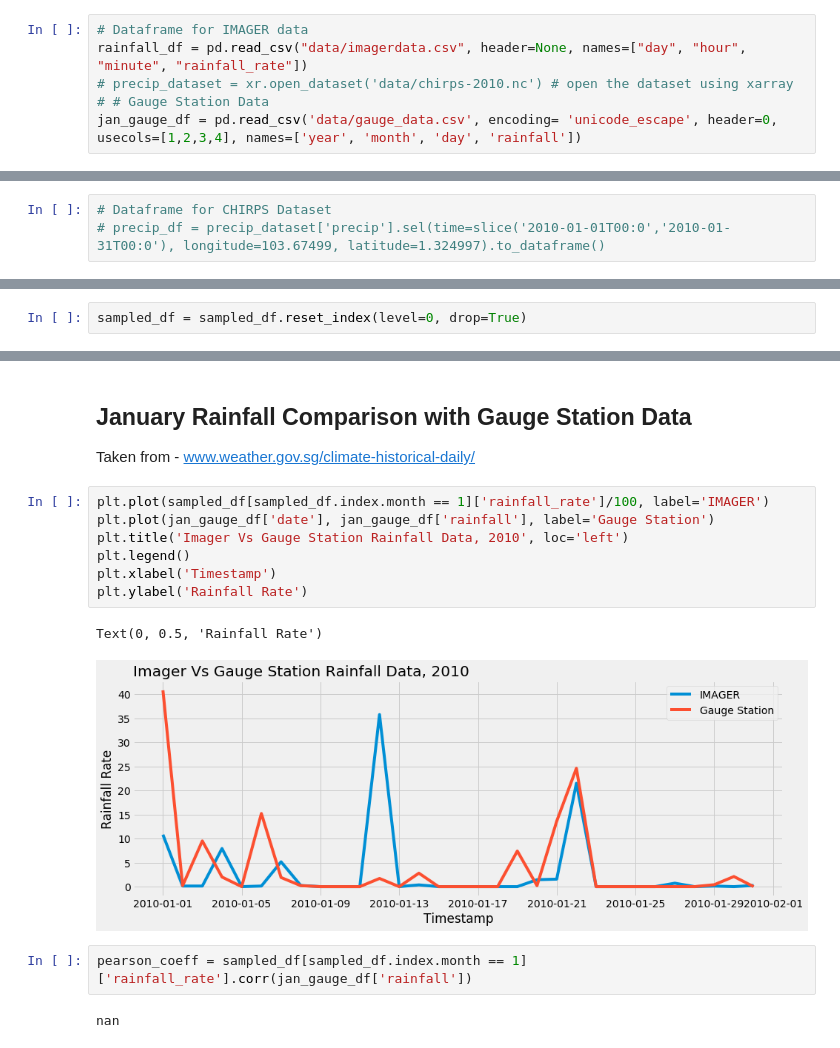
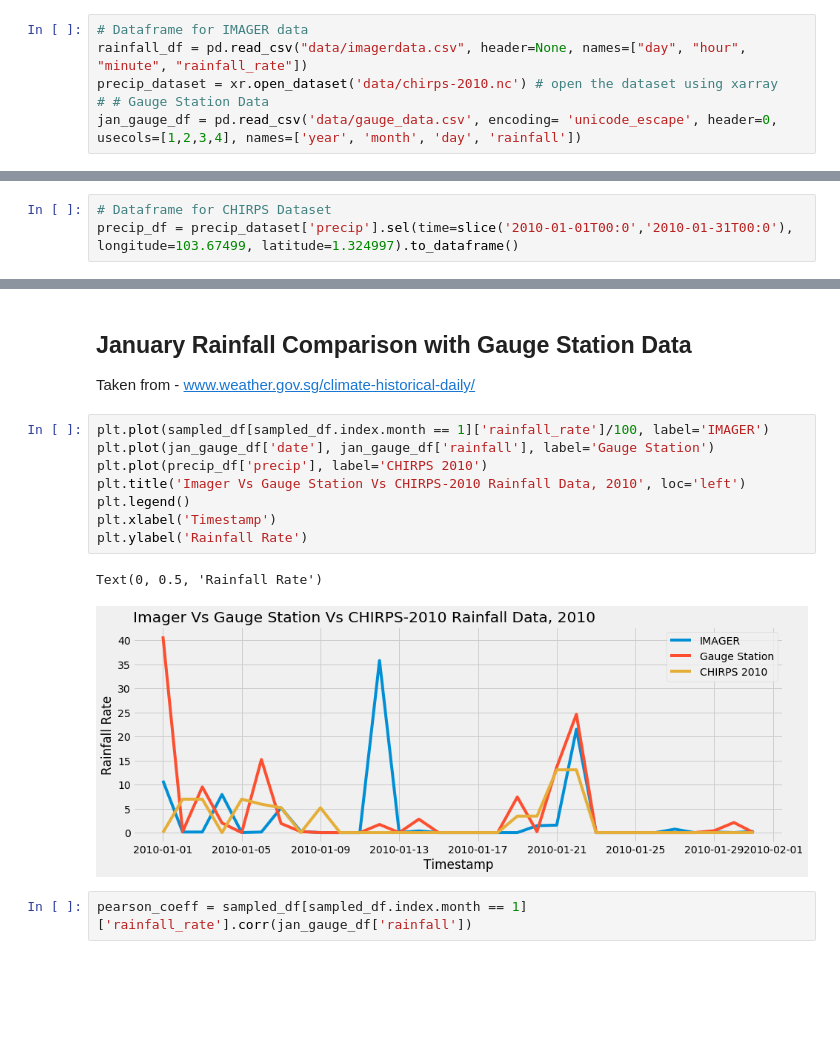
Before and after one commit to dsaharia/PRAT-Rainfall, a Jupyter notebook: imager-rainfall/Singapore.ipynb, the cells around one changed output, grey strips where cells are left out. Cells and saved outputs as stored; diff of their text form; blank space fills up the shorter version.

```diff
--- a/imager-rainfall/Singapore.ipynb
+++ b/imager-rainfall/Singapore.ipynb
@@ -14,7 +14,7 @@ plt.rcParams["figure.figsize"] = (14,5) # For Increasing Size of graph
 # %%
 # Dataframe for IMAGER data
 rainfall_df = pd.read_csv("data/imagerdata.csv", header=None, names=["day", "hour", "minute", "rainfall_rate"])
-# precip_dataset = xr.open_dataset('data/chirps-2010.nc') # open the dataset using xarray
+precip_dataset = xr.open_dataset('data/chirps-2010.nc') # open the dataset using xarray
 # # Gauge Station Data
 jan_gauge_df = pd.read_csv('data/gauge_data.csv', encoding= 'unicode_escape', header=0, usecols=[1,2,3,4], names=['year', 'month', 'day', 'rainfall'])
 # %% [markdown]
@@ -25,7 +25,7 @@ jan_gauge_df['date']=pd.to_datetime(jan_gauge_df['day'], unit='D', origin=pd.Tim
 ### Parsing the CHIRPS dataset for JANUARY 2010
 # %%
 # Dataframe for CHIRPS Dataset
-# precip_df = precip_dataset['precip'].sel(time=slice('2010-01-01T00:0','2010-01-31T00:0'), longitude=103.67499, latitude=1.324997).to_dataframe()
+precip_df = precip_dataset['precip'].sel(time=slice('2010-01-01T00:0','2010-01-31T00:0'), longitude=103.67499, latitude=1.324997).to_dataframe()
 # %% [markdown]
 ### Parsing the IMAGER dataset
 # %%
@@ -79,8 +64,6 @@ plot_monthly_data()
 [figure]
 [figure]
 [figure]
-# %%
-sampled_df = sampled_df.reset_index(level=0, drop=True)
 # %% [markdown]
 ### Basic data analysis for the IMAGER data
 # %%
@@ -113,15 +87,14 @@ Taken from - www.weather.gov.sg/climate-historical-daily/
 # %%
 plt.plot(sampled_df[sampled_df.index.month == 1]['rainfall_rate']/100, label='IMAGER')
 plt.plot(jan_gauge_df['date'], jan_gauge_df['rainfall'], label='Gauge Station')
-plt.title('Imager Vs Gauge Station Rainfall Data, 2010', loc='left')
+plt.plot(precip_df['precip'], label='CHIRPS 2010')
+plt.title('Imager Vs Gauge Station Vs CHIRPS-2010 Rainfall Data, 2010', loc='left')
 plt.legend()
 plt.xlabel('Timestamp')
 plt.ylabel('Rainfall Rate')
 # %% [output]
 Text(0, 0.5, 'Rainfall Rate')
-[figure, old version]
+[figure, new version]
 # %%
 pearson_coeff = sampled_df[sampled_df.index.month == 1]['rainfall_rate'].corr(jan_gauge_df['rainfall'])
-# %% [output]
-nan
 # %%
```
Also changed, not shown: parts of 4 cells of this notebook.
